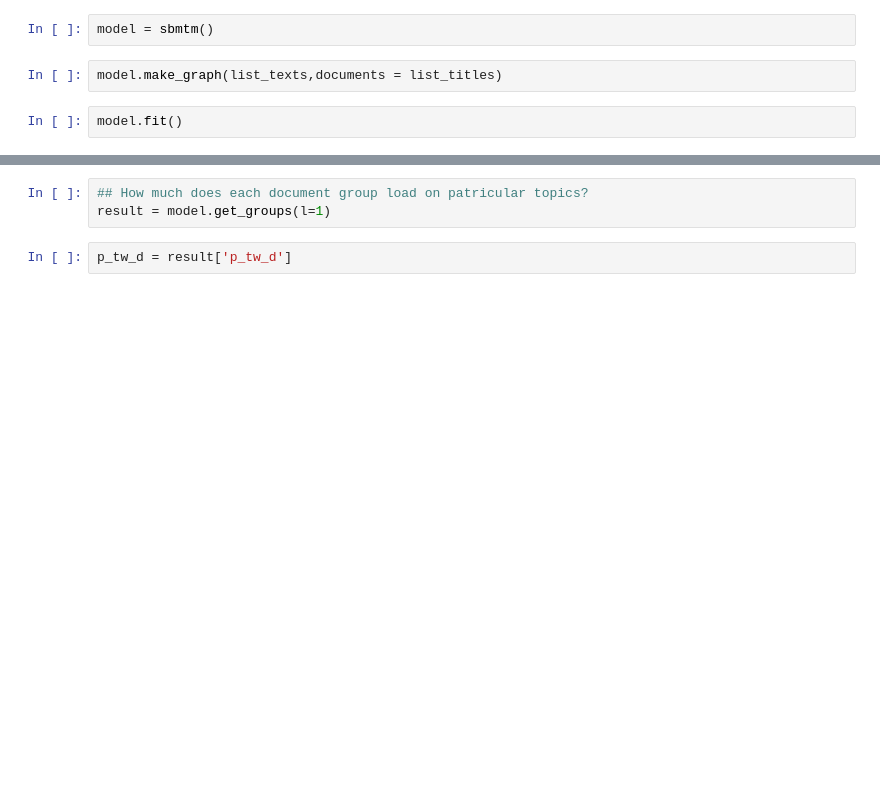
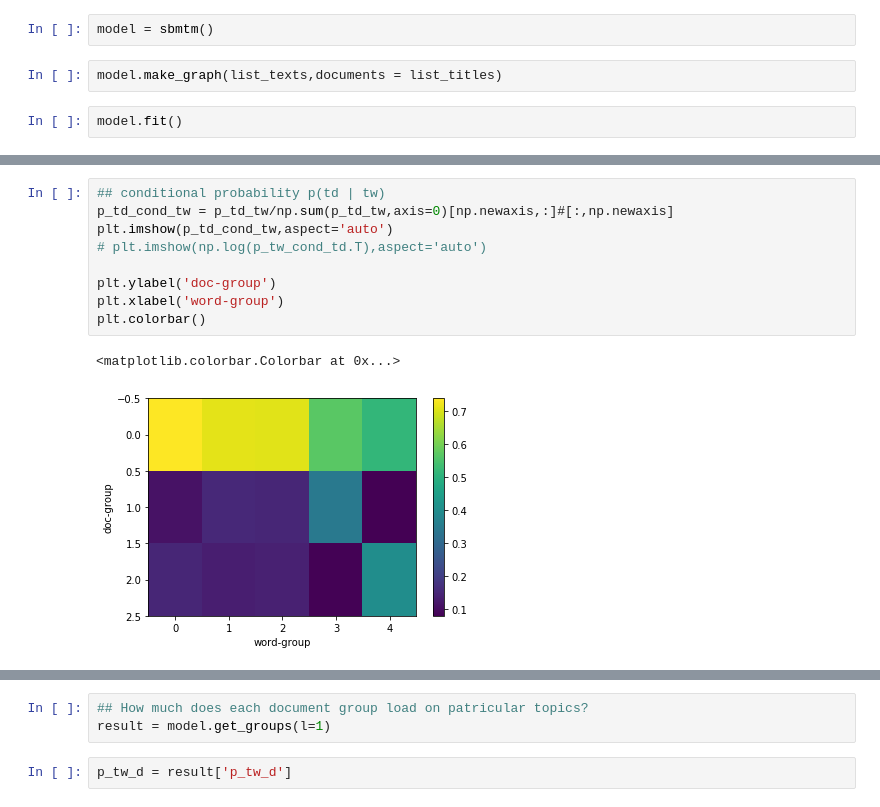
Before and after one commit to atwel/reviews_analysis, a Jupyter notebook: GR_analysis_20180927_play-single.ipynb, the cells around one changed output, grey strips where cells are left out. Saved outputs shown, nothing was run; the diff lists cells and outputs as text; blank space fills up the shorter version.

```diff
--- a/GR_analysis_20180927_play-single.ipynb
+++ b/GR_analysis_20180927_play-single.ipynb
@@ -156,0 +152,12 @@ plt.colorbar()
+# %%
+## conditional probability p(td | tw)
+p_td_cond_tw = p_td_tw/np.sum(p_td_tw,axis=0)[np.newaxis,:]#[:,np.newaxis]
+plt.imshow(p_td_cond_tw,aspect='auto')
+# plt.imshow(np.log(p_tw_cond_td.T),aspect='auto')
+
+plt.ylabel('doc-group')
+plt.xlabel('word-group')
+plt.colorbar()
+# %% [output]
+<matplotlib.colorbar.Colorbar at 0x...>
+[figure, added]
```
Also changed, not shown: parts of 12 cells of this notebook.
